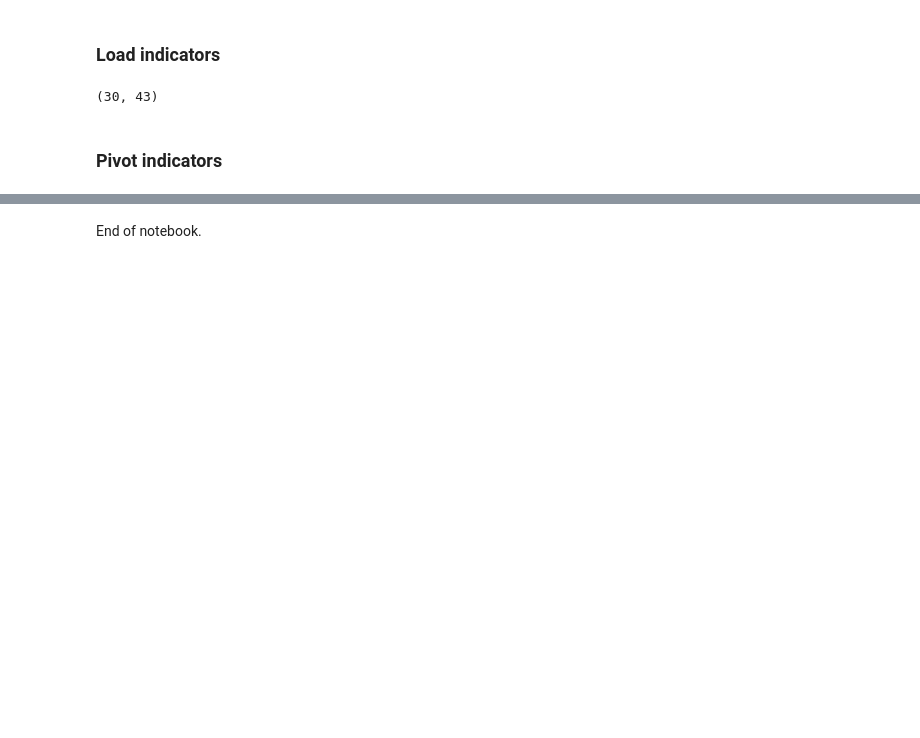
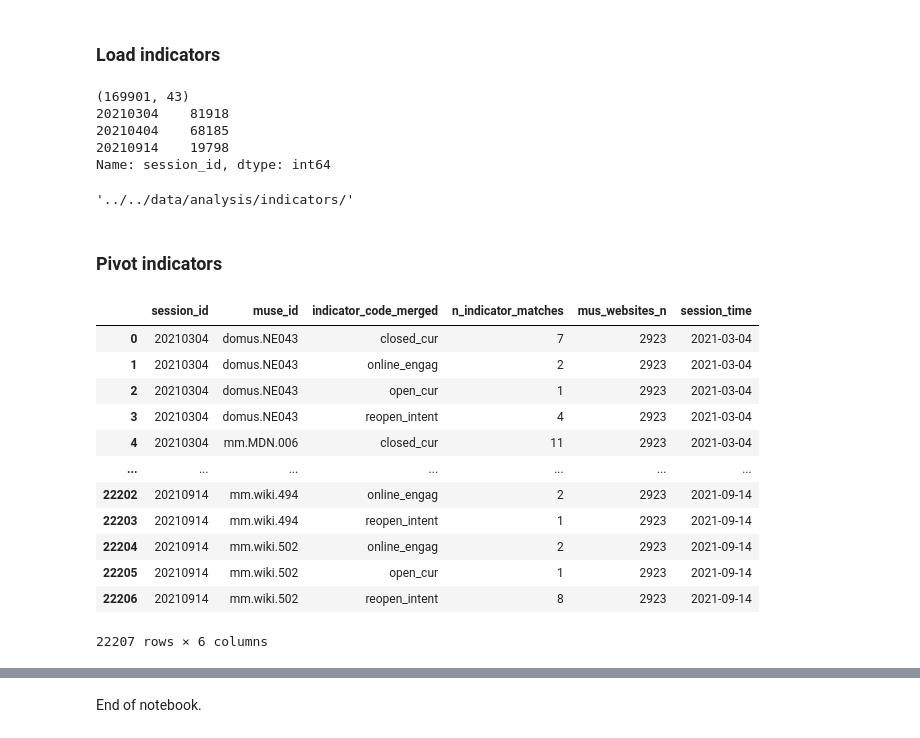
Before and after one commit to Birkbeck/museums-in-the-pandemic, a Jupyter notebook: mip/notebooks_py/02_extract_indicators.ipynb, the cells around one changed output, grey strips where cells are left out. Saved outputs shown, nothing was run; the diff lists cells and outputs as text; code cells hidden in the pictures; blank space fills up the shorter version.

```diff
--- a/mip/notebooks_py/02_extract_indicators.ipynb
+++ b/mip/notebooks_py/02_extract_indicators.ipynb
@@ -687,8 +694,20 @@ Main file: summary of indicator validation statistics on MS Teams: `indicator_co
 ### Load indicators
 # %%
 indf = pd.read_pickle("../../tmp/all_valid_matches_dump_df.pik")
-indf.shape
+print(indf.shape)
+#indf = indf.sample(500) # DEBUG
+print(indf['session_id'].value_counts())
+
+indf.sample(10)
+
+an_folder = out_folder+'data/analysis/indicators/'
+an_folder
 # %% [output]
-(30, 43)
+(169901, 43)
+20210304    81918
+20210404    68185
+20210914    19798
+Name: session_id, dtype: int64
+'../../data/analysis/indicators/'
 # %% [markdown]
 ### Pivot indicators
@@ -696,0 +714,25 @@ TODO
+# %%
+def sessionid_to_time(session_id):
+    dd = datetime.strptime(session_id, '%Y%m%d')
+    return dd
+
+mus_indic_df = indf.groupby(['session_id','muse_id','indicator_code_merged'], as_index=False).size()
+mus_indic_df = mus_indic_df.rename(columns={'size':'n_indicator_matches'})
+mus_indic_df['mus_websites_n'] = mus_indic_df['muse_id'].nunique()
+mus_indic_df['session_time'] = mus_indic_df['session_id'].apply(sessionid_to_time)
+mus_indic_df.to_excel(an_folder+'museums_indicators_sessions.xlsx',index=False)
+mus_indic_df
+# %% [output]
+|  | session_id | muse_id | indicator_code_merged | n_indicator_matches | mus_websites_n | session_time |
+| 0 | 20210304 | domus.NE043 | closed_cur | 7 | 2923 | 2021-03-04 |
+| 1 | 20210304 | domus.NE043 | online_engag | 2 | 2923 | 2021-03-04 |
+| 2 | 20210304 | domus.NE043 | open_cur | 1 | 2923 | 2021-03-04 |
+| 3 | 20210304 | domus.NE043 | reopen_intent | 4 | 2923 | 2021-03-04 |
+| 4 | 20210304 | mm.MDN.006 | closed_cur | 11 | 2923 | 2021-03-04 |
+| ... | ... | ... | ... | ... | ... | ... |
+| 22202 | 20210914 | mm.wiki.494 | online_engag | 2 | 2923 | 2021-09-14 |
+| 22203 | 20210914 | mm.wiki.494 | reopen_intent | 1 | 2923 | 2021-09-14 |
+| 22204 | 20210914 | mm.wiki.502 | online_engag | 2 | 2923 | 2021-09-14 |
+| 22205 | 20210914 | mm.wiki.502 | open_cur | 1 | 2923 | 2021-09-14 |
+| 22206 | 20210914 | mm.wiki.502 | reopen_intent | 8 | 2923 | 2021-09-14 |
+22207 rows × 6 columns
```
Also changed, not shown: parts of 8 cells of this notebook, 1 other file.
